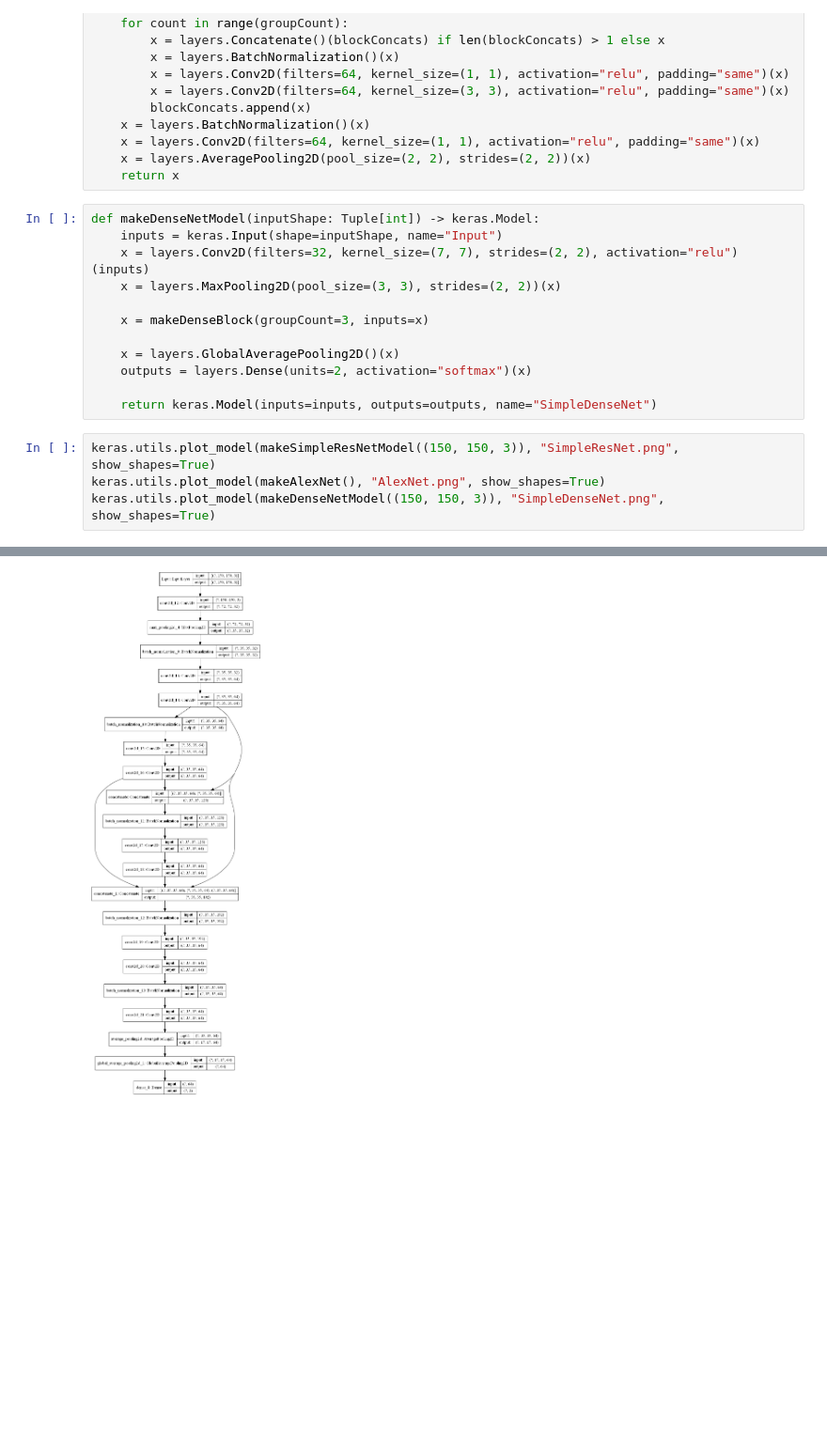
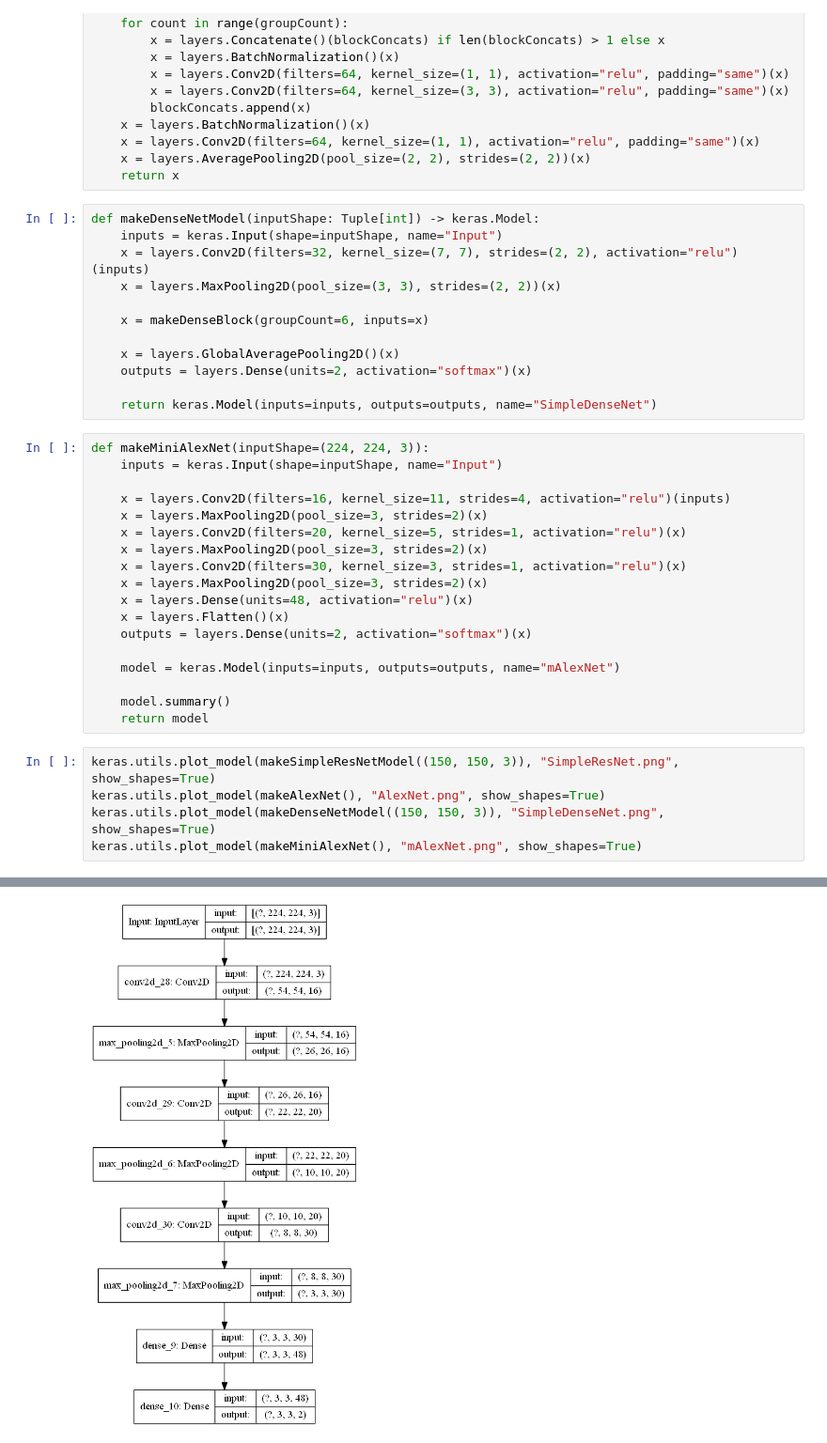
Before and after one commit to KillerBOB999/CSC790_Project, a Jupyter notebook: ModelVisualizer.ipynb, the cells around one changed output, grey strips where cells are left out. Shown: that part at 94% size. Cells and saved outputs as stored; diff of their text form; blank space fills up the shorter version.

Commit message:
Added mAlexNet

```diff
--- a/ModelVisualizer.ipynb
+++ b/ModelVisualizer.ipynb
@@ -119,14 +119,33 @@ def makeDenseNetModel(inputShape: Tuple[int]) -> keras.Model:
     x = layers.Conv2D(filters=32, kernel_size=(7, 7), strides=(2, 2), activation="relu")(inputs)
     x = layers.MaxPooling2D(pool_size=(3, 3), strides=(2, 2))(x)
 
-    x = makeDenseBlock(groupCount=3, inputs=x)
+    x = makeDenseBlock(groupCount=6, inputs=x)
 
     x = layers.GlobalAveragePooling2D()(x)
     outputs = layers.Dense(units=2, activation="softmax")(x)
 
     return keras.Model(inputs=inputs, outputs=outputs, name="SimpleDenseNet")
+# %%
+def makeMiniAlexNet(inputShape=(224, 224, 3)):
+    inputs = keras.Input(shape=inputShape, name="Input")
+
+    x = layers.Conv2D(filters=16, kernel_size=11, strides=4, activation="relu")(inputs)
+    x = layers.MaxPooling2D(pool_size=3, strides=2)(x)
+    x = layers.Conv2D(filters=20, kernel_size=5, strides=1, activation="relu")(x)
+    x = layers.MaxPooling2D(pool_size=3, strides=2)(x)
+    x = layers.Conv2D(filters=30, kernel_size=3, strides=1, activation="relu")(x)
+    x = layers.MaxPooling2D(pool_size=3, strides=2)(x)
+    x = layers.Dense(units=48, activation="relu")(x)
+    x = layers.Flatten()(x)
+    outputs = layers.Dense(units=2, activation="softmax")(x)
+
+    model = keras.Model(inputs=inputs, outputs=outputs, name="mAlexNet")
+
+    model.summary()
+    return model
 # %%
 keras.utils.plot_model(makeSimpleResNetModel((150, 150, 3)), "SimpleResNet.png", show_shapes=True)
 keras.utils.plot_model(makeAlexNet(), "AlexNet.png", show_shapes=True)
 keras.utils.plot_model(makeDenseNetModel((150, 150, 3)), "SimpleDenseNet.png", show_shapes=True)
+keras.utils.plot_model(makeMiniAlexNet(), "mAlexNet.png", show_shapes=True)
 # %% [output]
@@ -133 +169 @@ keras.utils.plot_model(makeDenseNetModel((150, 150, 3)), "SimpleDenseNet.png", s
-[figure, old version]
+[figure, new version]
```
Also changed, not shown: parts of 1 cell of this notebook, 45 other files.
